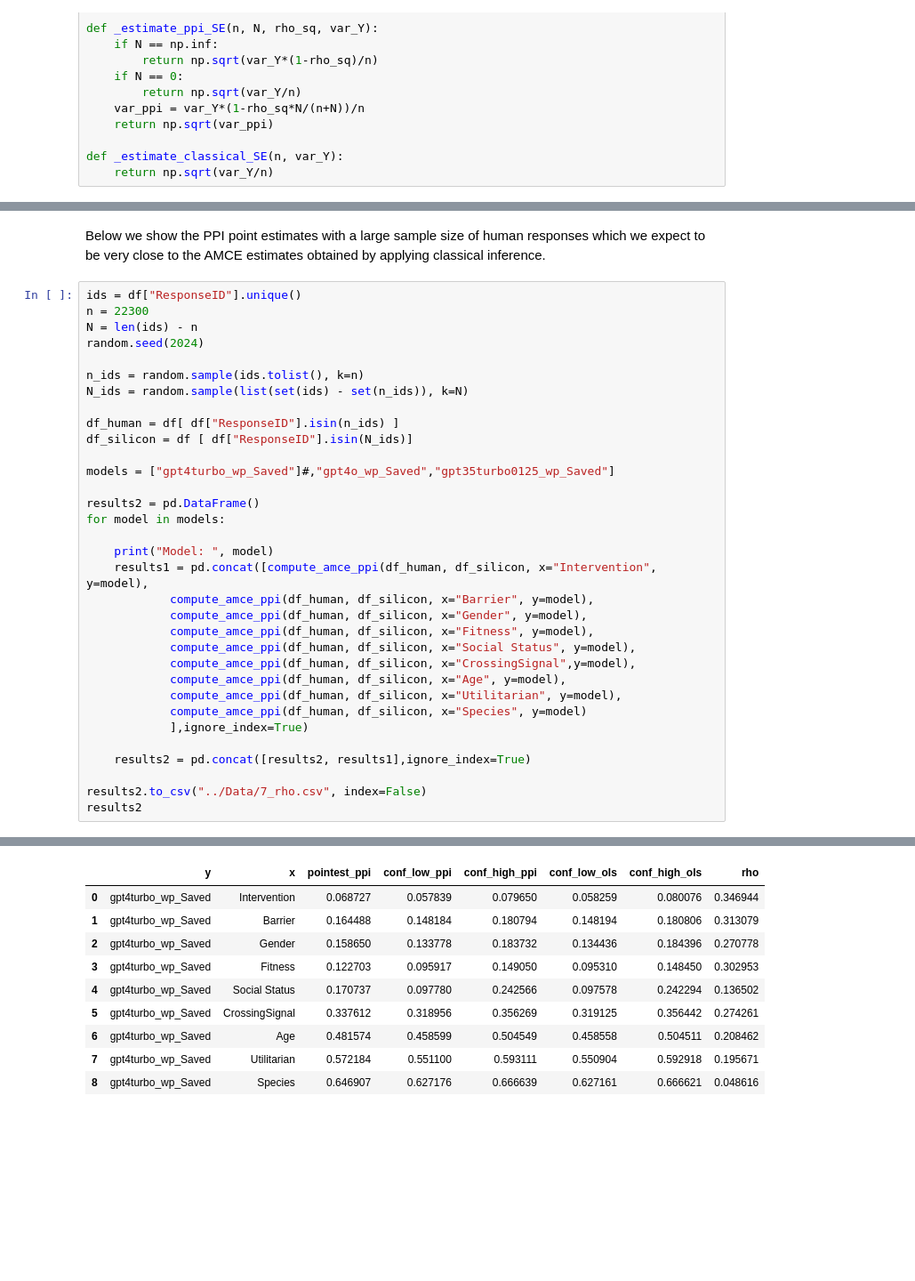
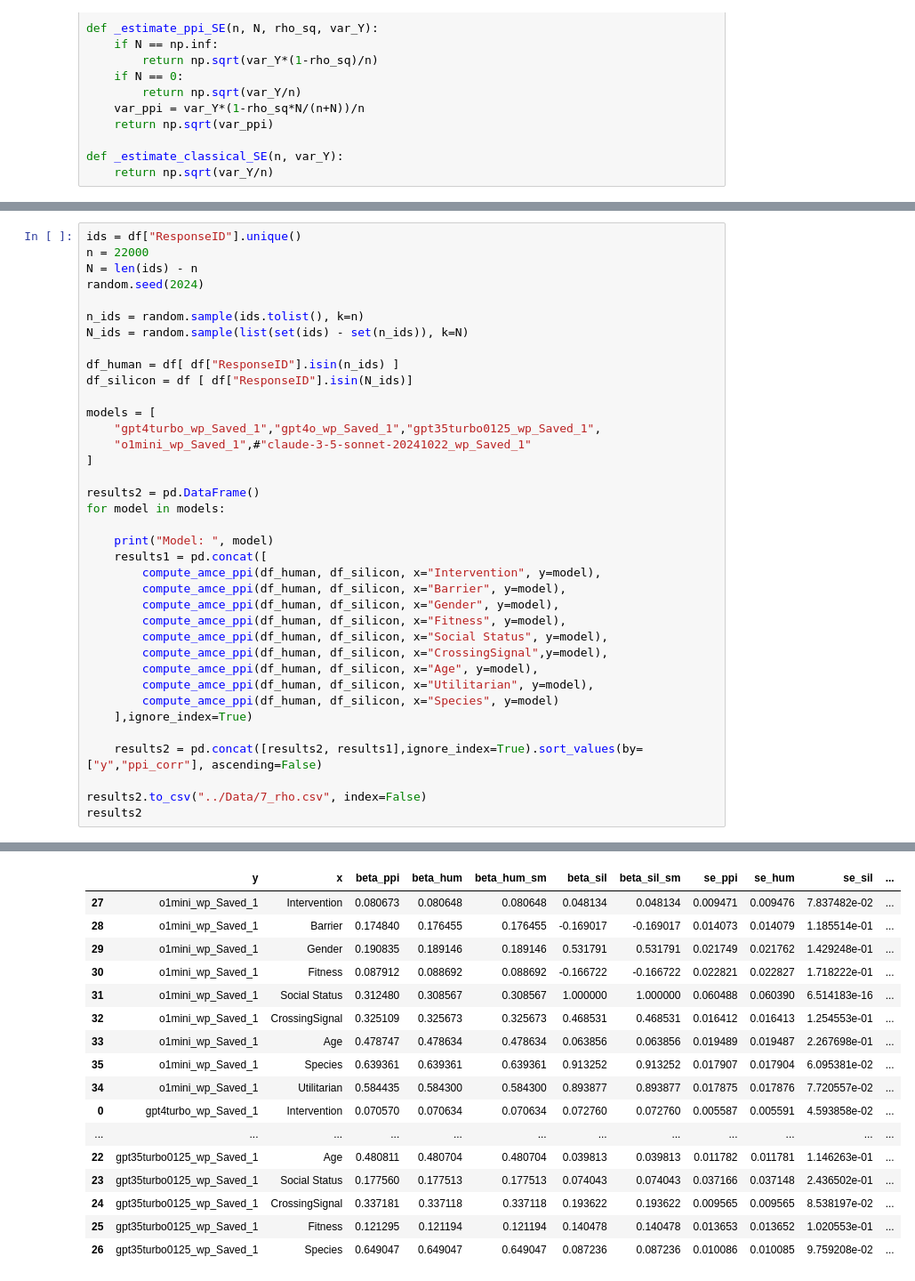
Before and after one commit to davidbroska/MixedSubjects, a Jupyter notebook: Code/7_AnalysisPPI.ipynb, the cells around one changed output, grey strips where cells are left out. Shown: that part at 89% size. Cells and saved outputs as stored; diff of their text form; blank space fills up the shorter version.

```diff
--- a/Code/7_AnalysisPPI.ipynb
+++ b/Code/7_AnalysisPPI.ipynb
@@ -781,8 +843,6 @@ The AMCE estimates computed above are the same as those calculated with the func
-# %% [markdown]
-Below we show the PPI point estimates with a large sample size of human responses which we expect to be very close to the AMCE estimates obtained by applying classical inference.
 # %%
 ids = df["ResponseID"].unique()
-n = 22300
+n = 22000
 N = len(ids) - n
 random.seed(2024)
 
@@ -792,24 +852,28 @@ N_ids = random.sample(list(set(ids) - set(n_ids)), k=N)
 df_human = df[ df["ResponseID"].isin(n_ids) ]
 df_silicon = df [ df["ResponseID"].isin(N_ids)]
 
-models = ["gpt4turbo_wp_Saved"]#,"gpt4o_wp_Saved","gpt35turbo0125_wp_Saved"]
+models = [
+    "gpt4turbo_wp_Saved_1","gpt4o_wp_Saved_1","gpt35turbo0125_wp_Saved_1",
+    "o1mini_wp_Saved_1",#"claude-3-5-sonnet-20241022_wp_Saved_1"
+]
 
 results2 = pd.DataFrame()
 for model in models:
 
     print("Model: ", model)
-    results1 = pd.concat([compute_amce_ppi(df_human, df_silicon, x="Intervention", y=model),
-            compute_amce_ppi(df_human, df_silicon, x="Barrier", y=model),
-            compute_amce_ppi(df_human, df_silicon, x="Gender", y=model),
-            compute_amce_ppi(df_human, df_silicon, x="Fitness", y=model),
-            compute_amce_ppi(df_human, df_silicon, x="Social Status", y=model),
-            compute_amce_ppi(df_human, df_silicon, x="CrossingSignal",y=model),
-            compute_amce_ppi(df_human, df_silicon, x="Age", y=model),
-            compute_amce_ppi(df_human, df_silicon, x="Utilitarian", y=model),
-            compute_amce_ppi(df_human, df_silicon, x="Species", y=model)
-            ],ignore_index=True)
+    results1 = pd.concat([
+        compute_amce_ppi(df_human, df_silicon, x="Intervention", y=model),
+        compute_amce_ppi(df_human, df_silicon, x="Barrier", y=model),
+        compute_amce_ppi(df_human, df_silicon, x="Gender", y=model),
+        compute_amce_ppi(df_human, df_silicon, x="Fitness", y=model),
+        compute_amce_ppi(df_human, df_silicon, x="Social Status", y=model),
+        compute_amce_ppi(df_human, df_silicon, x="CrossingSignal",y=model),
+        compute_amce_ppi(df_human, df_silicon, x="Age", y=model),
+        compute_amce_ppi(df_human, df_silicon, x="Utilitarian", y=model),
+        compute_amce_ppi(df_human, df_silicon, x="Species", y=model)
+    ],ignore_index=True)
 
-    results2 = pd.concat([results2, results1],ignore_index=True)
+    results2 = pd.concat([results2, results1],ignore_index=True).sort_values(by=["y","ppi_corr"], ascending=False)
 
 results2.to_csv("../Data/7_rho.csv", index=False)
 results2
@@ -818,10 +885,17 @@ Model:  gpt4turbo_wp_Saved
-|  | y | x | pointest_ppi | conf_low_ppi | conf_high_ppi | conf_low_ols | conf_high_ols | rho |
-| 0 | gpt4turbo_wp_Saved | Intervention | 0.068727 | 0.057839 | 0.079650 | 0.058259 | 0.080076 | 0.346944 |
-| 1 | gpt4turbo_wp_Saved | Barrier | 0.164488 | 0.148184 | 0.180794 | 0.148194 | 0.180806 | 0.313079 |
-| 2 | gpt4turbo_wp_Saved | Gender | 0.158650 | 0.133778 | 0.183732 | 0.134436 | 0.184396 | 0.270778 |
-| 3 | gpt4turbo_wp_Saved | Fitness | 0.122703 | 0.095917 | 0.149050 | 0.095310 | 0.148450 | 0.302953 |
-| 4 | gpt4turbo_wp_Saved | Social Status | 0.170737 | 0.097780 | 0.242566 | 0.097578 | 0.242294 | 0.136502 |
-| 5 | gpt4turbo_wp_Saved | CrossingSignal | 0.337612 | 0.318956 | 0.356269 | 0.319125 | 0.356442 | 0.274261 |
-| 6 | gpt4turbo_wp_Saved | Age | 0.481574 | 0.458599 | 0.504549 | 0.458558 | 0.504511 | 0.208462 |
-| 7 | gpt4turbo_wp_Saved | Utilitarian | 0.572184 | 0.551100 | 0.593111 | 0.550904 | 0.592918 | 0.195671 |
-| 8 | gpt4turbo_wp_Saved | Species | 0.646907 | 0.627176 | 0.666639 | 0.627161 | 0.666621 | 0.048616 |
+|  | y | x | beta_ppi | beta_hum | beta_hum_sm | beta_sil | beta_sil_sm | se_ppi | se_hum | se_sil | ... |
+| 27 | o1mini_wp_Saved_1 | Intervention | 0.080673 | 0.080648 | 0.080648 | 0.048134 | 0.048134 | 0.009471 | 0.009476 | 7.837482e-02 | ... |
+| 28 | o1mini_wp_Saved_1 | Barrier | 0.174840 | 0.176455 | 0.176455 | -0.169017 | -0.169017 | 0.014073 | 0.014079 | 1.185514e-01 | ... |
+| 29 | o1mini_wp_Saved_1 | Gender | 0.190835 | 0.189146 | 0.189146 | 0.531791 | 0.531791 | 0.021749 | 0.021762 | 1.429248e-01 | ... |
+| 30 | o1mini_wp_Saved_1 | Fitness | 0.087912 | 0.088692 | 0.088692 | -0.166722 | -0.166722 | 0.022821 | 0.022827 | 1.718222e-01 | ... |
+| 31 | o1mini_wp_Saved_1 | Social Status | 0.312480 | 0.308567 | 0.308567 | 1.000000 | 1.000000 | 0.060488 | 0.060390 | 6.514183e-16 | ... |
+| 32 | o1mini_wp_Saved_1 | CrossingSignal | 0.325109 | 0.325673 | 0.325673 | 0.468531 | 0.468531 | 0.016412 | 0.016413 | 1.254553e-01 | ... |
+| 33 | o1mini_wp_Saved_1 | Age | 0.478747 | 0.478634 | 0.478634 | 0.063856 | 0.063856 | 0.019489 | 0.019487 | 2.267698e-01 | ... |
+| 35 | o1mini_wp_Saved_1 | Species | 0.639361 | 0.639361 | 0.639361 | 0.913252 | 0.913252 | 0.017907 | 0.017904 | 6.095381e-02 | ... |
+| 34 | o1mini_wp_Saved_1 | Utilitarian | 0.584435 | 0.584300 | 0.584300 | 0.893877 | 0.893877 | 0.017875 | 0.017876 | 7.720557e-02 | ... |
+| 0 | gpt4turbo_wp_Saved_1 | Intervention | 0.070570 | 0.070634 | 0.070634 | 0.072760 | 0.072760 | 0.005587 | 0.005591 | 4.593858e-02 | ... |
+| ... | ... | ... | ... | ... | ... | ... | ... | ... | ... | ... | ... |
+| 22 | gpt35turbo0125_wp_Saved_1 | Age | 0.480811 | 0.480704 | 0.480704 | 0.039813 | 0.039813 | 0.011782 | 0.011781 | 1.146263e-01 | ... |
+| 23 | gpt35turbo0125_wp_Saved_1 | Social Status | 0.177560 | 0.177513 | 0.177513 | 0.074043 | 0.074043 | 0.037166 | 0.037148 | 2.436502e-01 | ... |
+| 24 | gpt35turbo0125_wp_Saved_1 | CrossingSignal | 0.337181 | 0.337118 | 0.337118 | 0.193622 | 0.193622 | 0.009565 | 0.009565 | 8.538197e-02 | ... |
+| 25 | gpt35turbo0125_wp_Saved_1 | Fitness | 0.121295 | 0.121194 | 0.121194 | 0.140478 | 0.140478 | 0.013653 | 0.013652 | 1.020553e-01 | ... |
+| 26 | gpt35turbo0125_wp_Saved_1 | Species | 0.649047 | 0.649047 | 0.649047 | 0.087236 | 0.087236 | 0.010086 | 0.010085 | 9.759208e-02 | ... |
```
Also changed, not shown: parts of 26 cells of this notebook, 24 other files.
